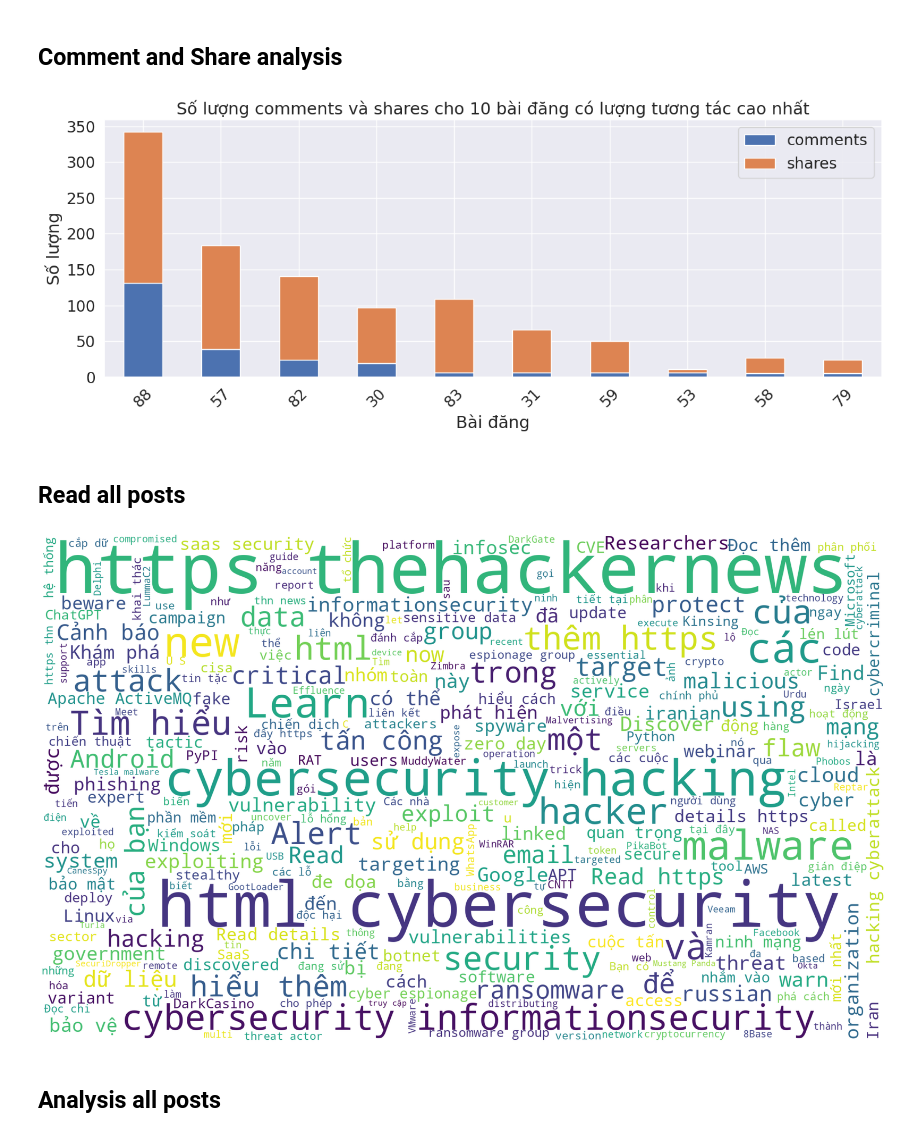
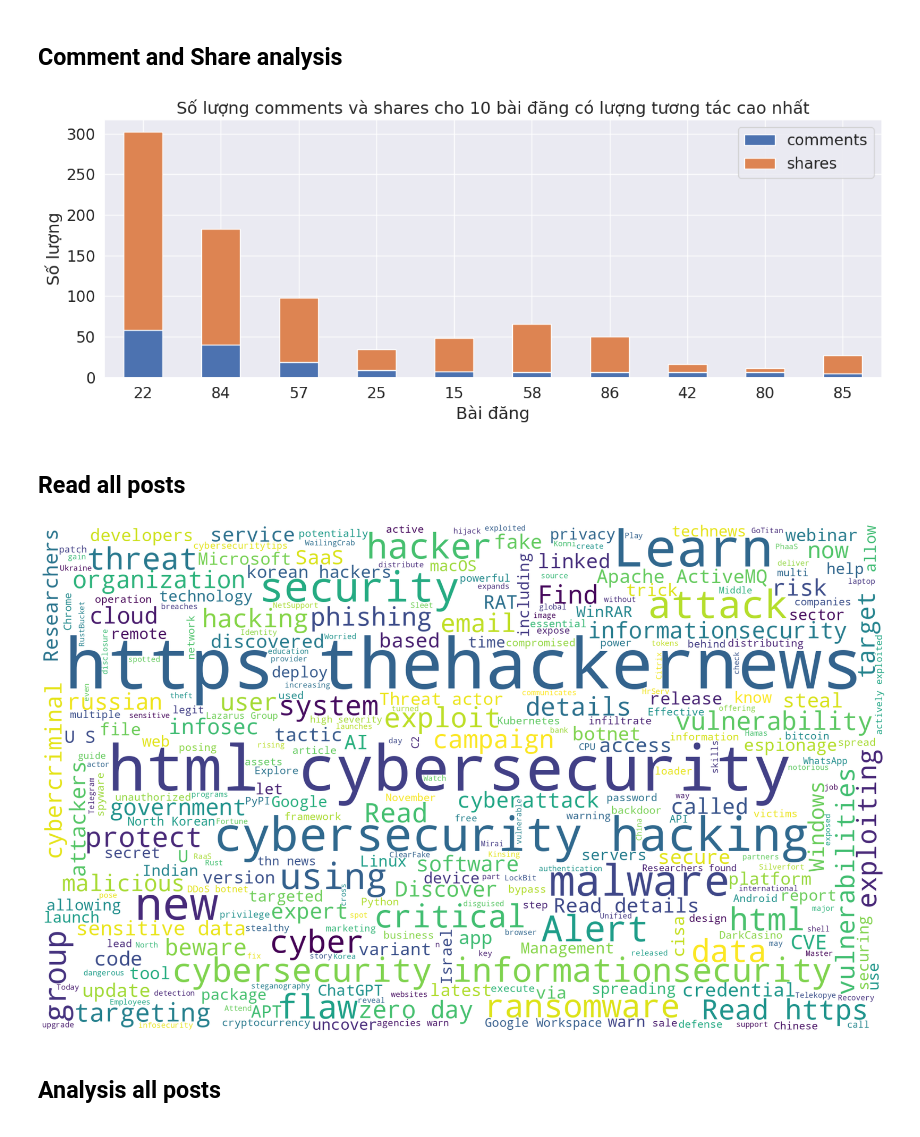
Before and after one commit to haivan7/final-project, a Jupyter notebook: facebook_data_analysis.ipynb, the cells around one changed output. Drawn from its saved outputs; the diff is of its cells as text; code cells hidden in the pictures.

```diff
--- a/facebook_data_analysis.ipynb
+++ b/facebook_data_analysis.ipynb
@@ -33,6 +34,6 @@ from sklearn.feature_extraction.text import TfidfVectorizer
 # %%
 # Đọc dữ liệu từ tệp CSV
-raw_df = pd.read_csv('Data/thehackernews2_preprocessed.csv')
+raw_df = pd.read_csv('Data/thehackernews10_preprocessed.csv')
 # %%
 # Hiển thị thông tin về dữ liệu
 print(raw_df.info())
@@ -88,16 +89,16 @@ plt.show()
 # %%
 # Lấy 10 bài đăng có số lượng comments và shares cao nhất
 top_comments_shares_df = raw_df[['comments', 'shares']].nlargest(10, ['comments', 'shares'])
 
 # Vẽ biểu đồ
 top_comments_shares_df.plot(kind='bar', stacked=True)
 plt.title("Số lượng comments và shares cho 10 bài đăng có lượng tương tác cao nhất")
 plt.ylabel("Số lượng")
 plt.xlabel("Bài đăng")
-plt.xticks(rotation=45)
+plt.xticks(rotation=0)
 plt.show()
 # %% [output]
-[figure, old version]
+[figure, new version]
 # %% [markdown]
 ## Read all posts
 # %%
@@ -116,7 +117,7 @@ plt.imshow(wordcloud)
 plt.axis('off')
 plt.show()
 # %% [output]
-[figure, old version]
+[figure, new version]
 # %% [markdown]
 ## Analysis all posts
 # %%
```
Also changed, not shown: parts of 12 cells of this notebook, 1 other file.
